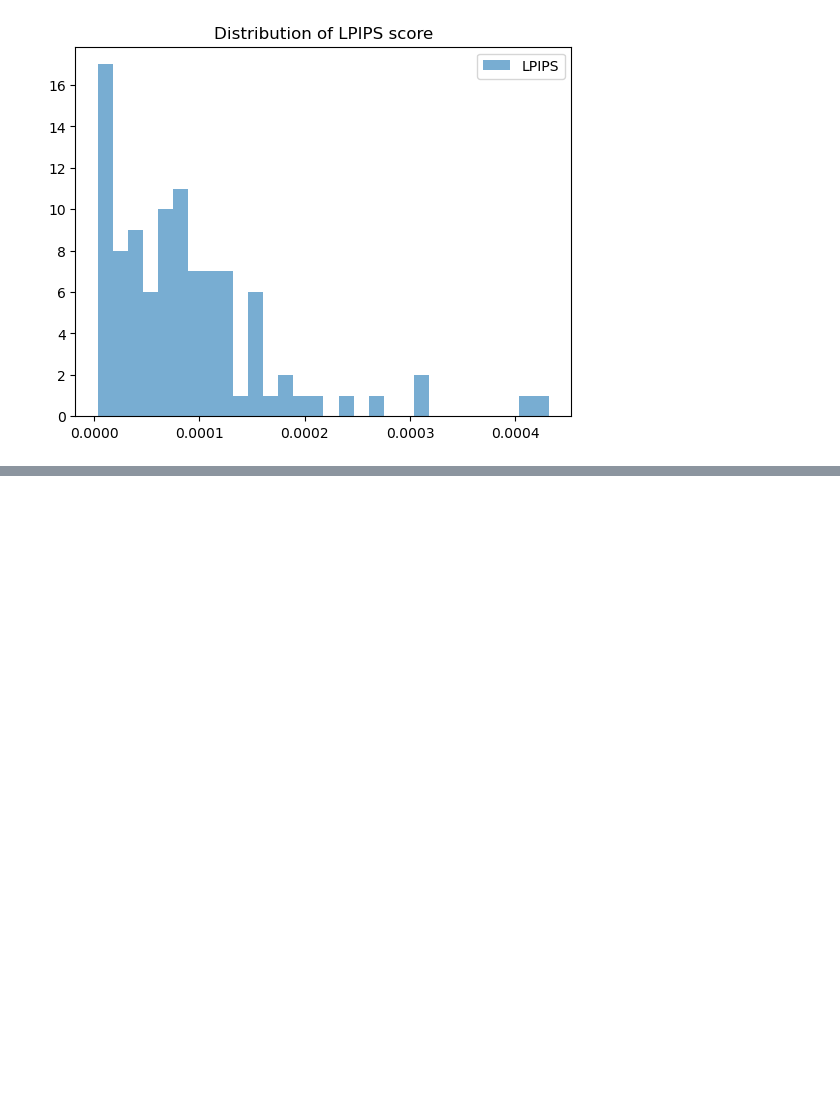
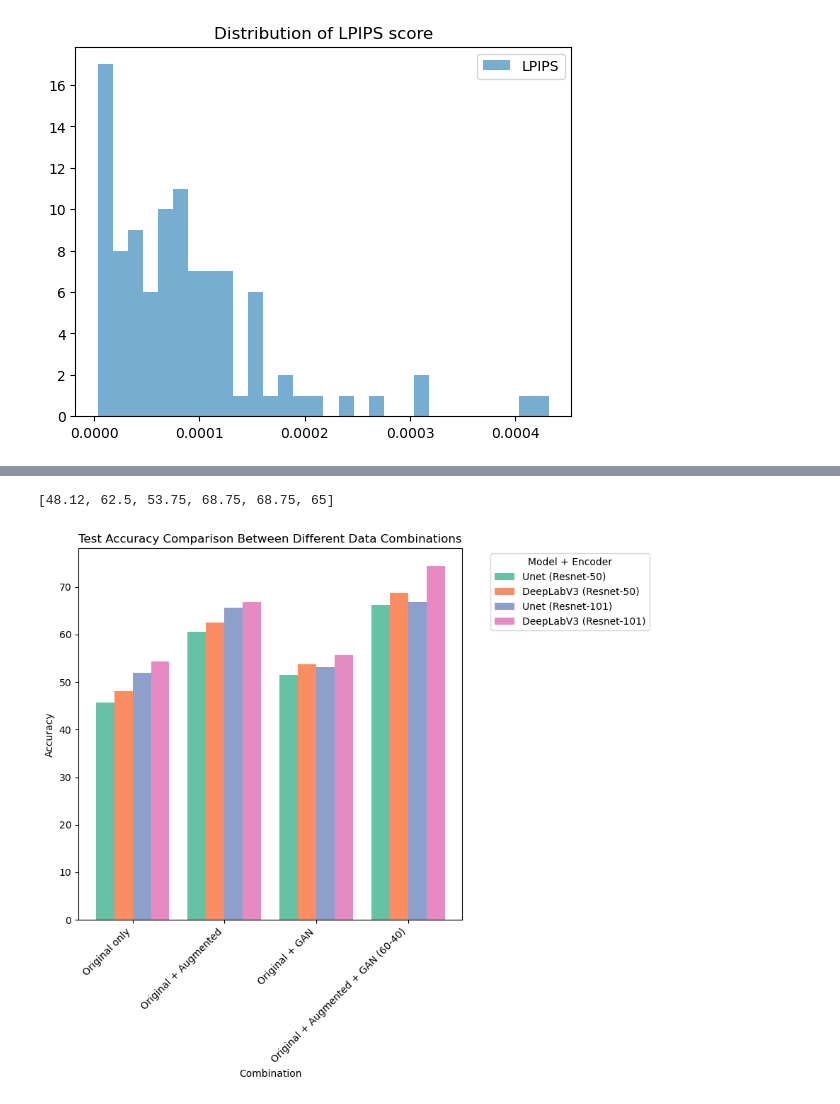
Before and after one commit to Suhaas0079/Farmland-Classification-using-Remote-Sensing, a Jupyter notebook: Notebooks/Spatial GAN - NIR.ipynb, the cells around one changed output, grey strips where cells are left out. Cells and saved outputs as stored; diff of their text form; code cells hidden in the pictures; blank space fills up the shorter version.

```diff
--- a/Notebooks/Spatial GAN - NIR.ipynb
+++ b/Notebooks/Spatial GAN - NIR.ipynb
@@ -1224,0 +1233,8 @@ plt.show()
+# %%
+unet_50 = [lst[i] for i in range(0,len(lst),4)]
+deeplabv3plus_50 = [lst[i] for i in range(1,len(lst),4)]
+unet_101 = [lst[i] for i in range(2,len(lst),4)]
+deeplabv3plus_101 = [lst[i] for i in range(3,len(lst),4)]
+
+class_names=['Unet (Resnet-50)', 'DeepLabV3 (Resnet-50)', 'Unet (Resnet-101)', 'DeepLabV3 (Resnet-101)']
+setting = ['Original only', 'Original + Augmented', 'Original + GAN', 'Original + Augmented + GAN (70-30)', 'Original + Augmented + GAN (60-40)', 'Original + Augmented + GAN (50-50)']
@@ -1224,0 +1250,69 @@ plt.show()
+# %%
+deeplabv3plus_50
+# %% [output]
+[48.12, 62.5, 53.75, 68.75, 68.75, 65]
+# %%
+import numpy as np
+import matplotlib.pyplot as plt
+
+# Your lists (example placeholders, replace with actual values)
+# unet_50 = [...]
+# deeplabv3plus_50 = [...]
+# unet_101 = [...]
+# deeplabv3plus_101 = [...]
+
+class_names = [
+    'Unet (Resnet-50)',
+    'DeepLabV3 (Resnet-50)',
+    'Unet (Resnet-101)',
+    'DeepLabV3 (Resnet-101)'
+]
+
+all_settings = [
+    'Original only',
+    'Original + Augmented',
+    'Original + GAN',
+    'Original + Augmented + GAN (70-30)',
+    'Original + Augmented + GAN (60-40)',
+    'Original + Augmented + GAN (50-50)'
+]
+
+# Select only the 4 you want
+selected_settings = [
+    'Original only',
+    'Original + Augmented',
+    'Original + GAN',
+    'Original + Augmented + GAN (60-40)'
+]
+
+# Get indices for the selected settings
+idx = [all_settings.index(s) for s in selected_settings]
+
+# Extract values for each model at selected indices
+vals = [
+    [unet_50[i] for i in idx],
+    [deeplabv3plus_50[i] for i in idx],
+    [unet_101[i] for i in idx],
+    [deeplabv3plus_101[i] for i in idx],
+]
+
+# === Plotting ===
+x = np.arange(len(selected_settings))  # group positions
+width = 0.2
+offsets = np.linspace(-1.5*width, 1.5*width, len(class_names))
+colors = plt.cm.Set2.colors
+
+plt.figure(figsize=(10, 8))
+
+for j, (label, off) in enumerate(zip(class_names, offsets)):
+    plt.bar(x + off, vals[j], width, label=label, color=colors[j])
+
+plt.xticks(x, selected_settings, rotation=45, ha="right")
+plt.ylabel("Accuracy")
+plt.xlabel("Combination")
+plt.title("Test Accuracy Comparison Between Different Data Combinations")
+plt.legend(title="Model + Encoder", ncol=1,  loc="upper right", bbox_to_anchor=(1.5, 1), )
+plt.tight_layout()
+plt.show()
+# %% [output]
+[figure, added]
```
Also changed, not shown: parts of 20 cells of this notebook, 2 other files.
